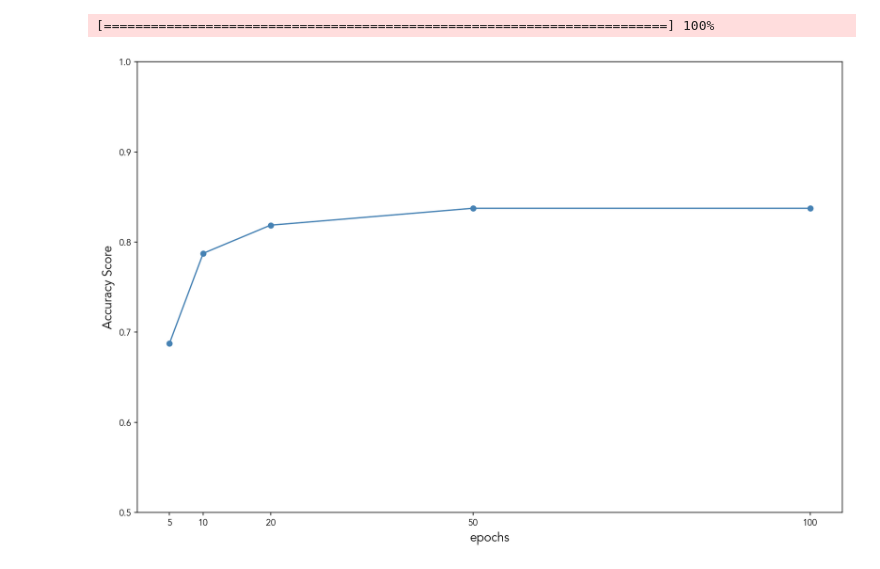
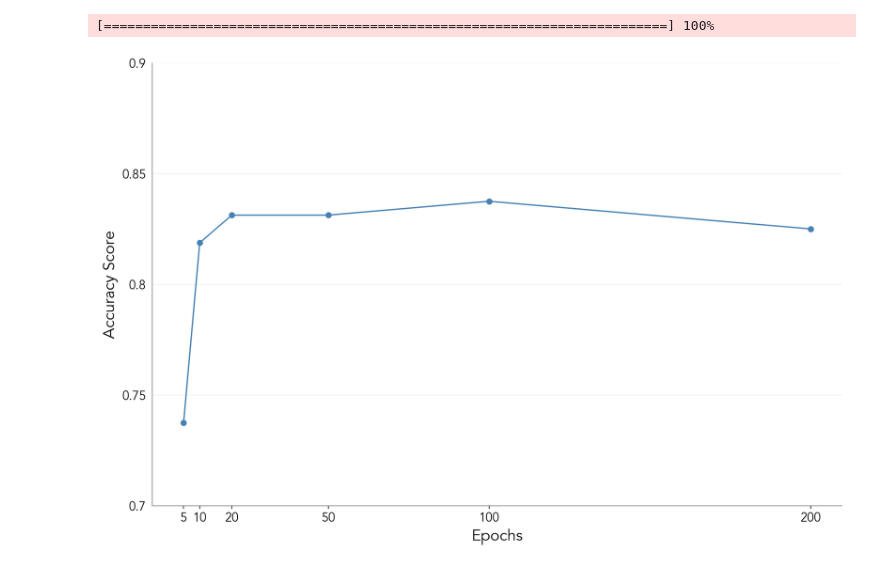
Before and after one commit to harryroper96/xray_abnormality_detector, a Jupyter notebook: xray_abnormality_detector.ipynb, the cells around one changed output. Drawn from its saved outputs; the diff is of its cells as text; code cells hidden in the pictures.

Commit message:
finalised cnn model

```diff
--- a/xray_abnormality_detector.ipynb
+++ b/xray_abnormality_detector.ipynb
@@ -206,12 +206,9 @@ base_model.summary()
 
 base_model.compile(loss='categorical_crossentropy', optimizer='rmsprop', metrics=['accuracy'])
 
-checkpointer = ModelCheckpoint(filepath='xray_models/base_model.weights.best.hdf5', verbose=0, save_best_only=True)
-
 start_time = time.time()
 
-base_model.fit(X_train, y_train, epochs=10, batch_size=32, validation_data=(X_val, y_val), callbacks=[checkpointer],
-          verbose=1, shuffle=True)
+base_model.fit(X_train, y_train, epochs=10, batch_size=32, validation_data=(X_val, y_val), verbose=1, shuffle=True)
 
 print('Time elapsed: {}'.format(str(time.strftime('%H:%M:%S', time.gmtime(time.time() - start_time)))))
 
@@ -237,5 +234,5 @@ Test accuracy: 0.825
 # %%
-epochs = [5, 10, 20, 50, 100]
+epochs = [5, 10, 20, 50, 100, 200]
 scores = []
 
 n = len(epochs)
@@ -252,8 +249,8 @@ for e in epochs:
     test_model.add(Flatten())
     test_model.add(Dense(len(set(y)), activation='softmax'))
     test_model.compile(loss='categorical_crossentropy', optimizer='rmsprop', metrics=['accuracy'])
-    test_model.fit(X_train, y_train, epochs=e, batch_size=32, validation_data=(X_val, y_val),
-                   verbose=False, shuffle=True)
+    test_model.fit(X_train, y_train, epochs=e, batch_size=32, validation_data=(X_val, y_val), verbose=False,
+                   shuffle=True)
     scores.append(test_model.evaluate(X_test, y_test, verbose=False)[1])
     counter += 1
     bar.update(counter)
@@ -264,18 +261,27 @@ bar.finish()
 # %%
 fig = plt.figure(figsize=(12, 8))
 plt.rcParams['font.family'] = 'sans-serif'
 plt.rcParams['font.sans-serif'] = 'Avenir'
 ax = fig.add_subplot(1, 1, 1)
 
 ax.plot(epochs, scores, color='steelblue', marker='o')
 ax.set_xticks(epochs)
-ax.set_ylim(0.5, 1)
-ax.set_yticks([i/10 for i in range(5, 11)])
-ax.set_xlabel('epochs', fontsize=14)
-ax.set_ylabel('Accuracy Score', fontsize=14)
+ax.set_xticklabels(epochs, fontsize=14)
+ax.set_ylim(0.7, 0.9)
+ax.set_yticks([i/100 for i in range(70, 91, 5)])
+ax.set_yticklabels([i/100 for i in range(70, 91, 5)], fontsize=14)
+ax.set_xlabel('Epochs', fontsize=18)
+ax.set_ylabel('Accuracy Score', fontsize=18)
+
+ax.yaxis.grid(True, color='#EEEEEE')
+ax.spines['top'].set_visible(False)
+ax.spines['right'].set_visible(False)
+ax.spines['left'].set_color('grey')
+ax.spines['bottom'].set_color('grey')
+ax.tick_params(left=False)
 
 plt.tight_layout()
 plt.show()
 fig.savefig('xray_visualisations/epochs.png')
 # %% [output]
-[figure, old version]
+[figure, new version]
```
Also changed, not shown: parts of 12 cells of this notebook, 1 other file.
